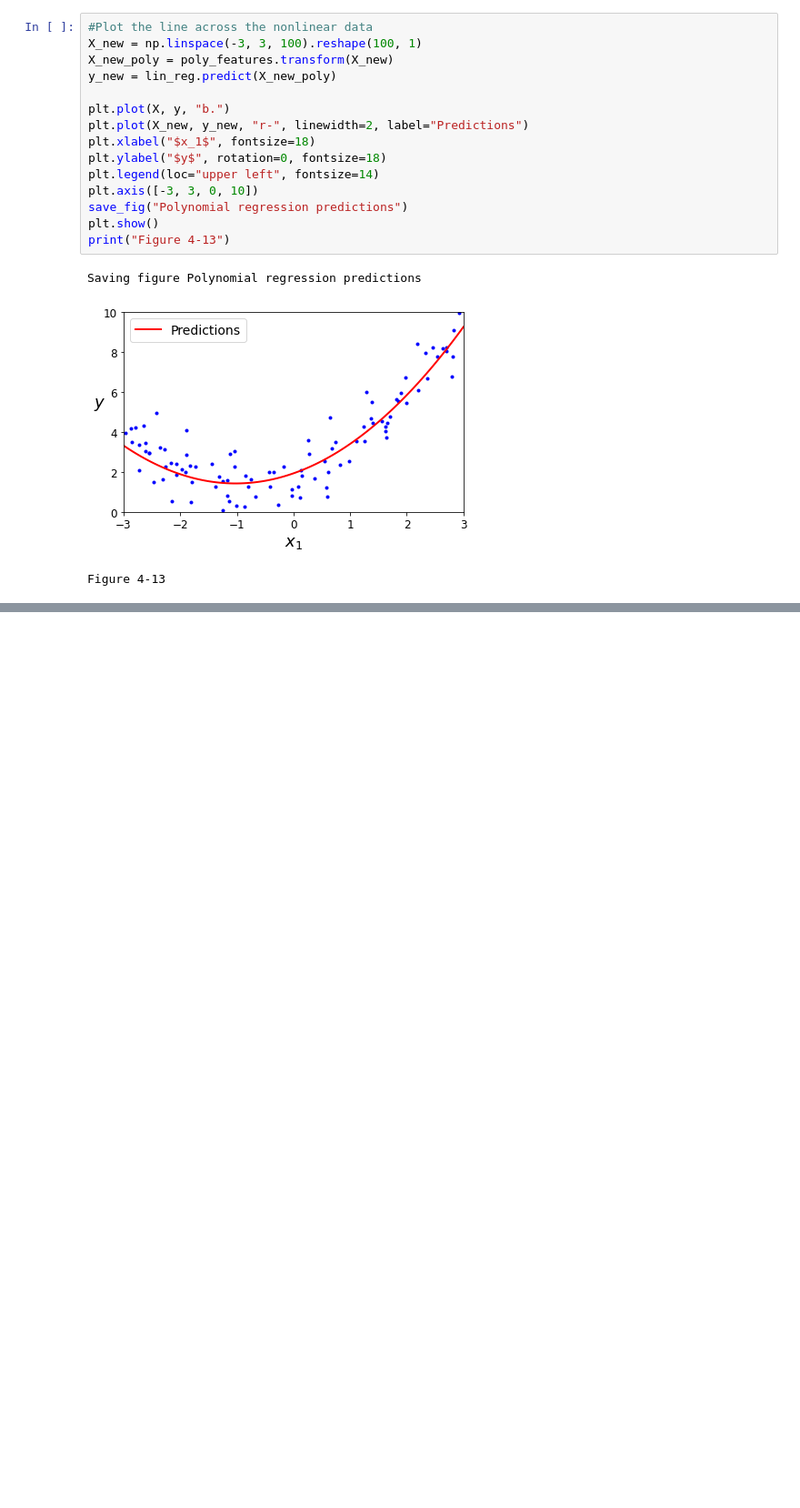
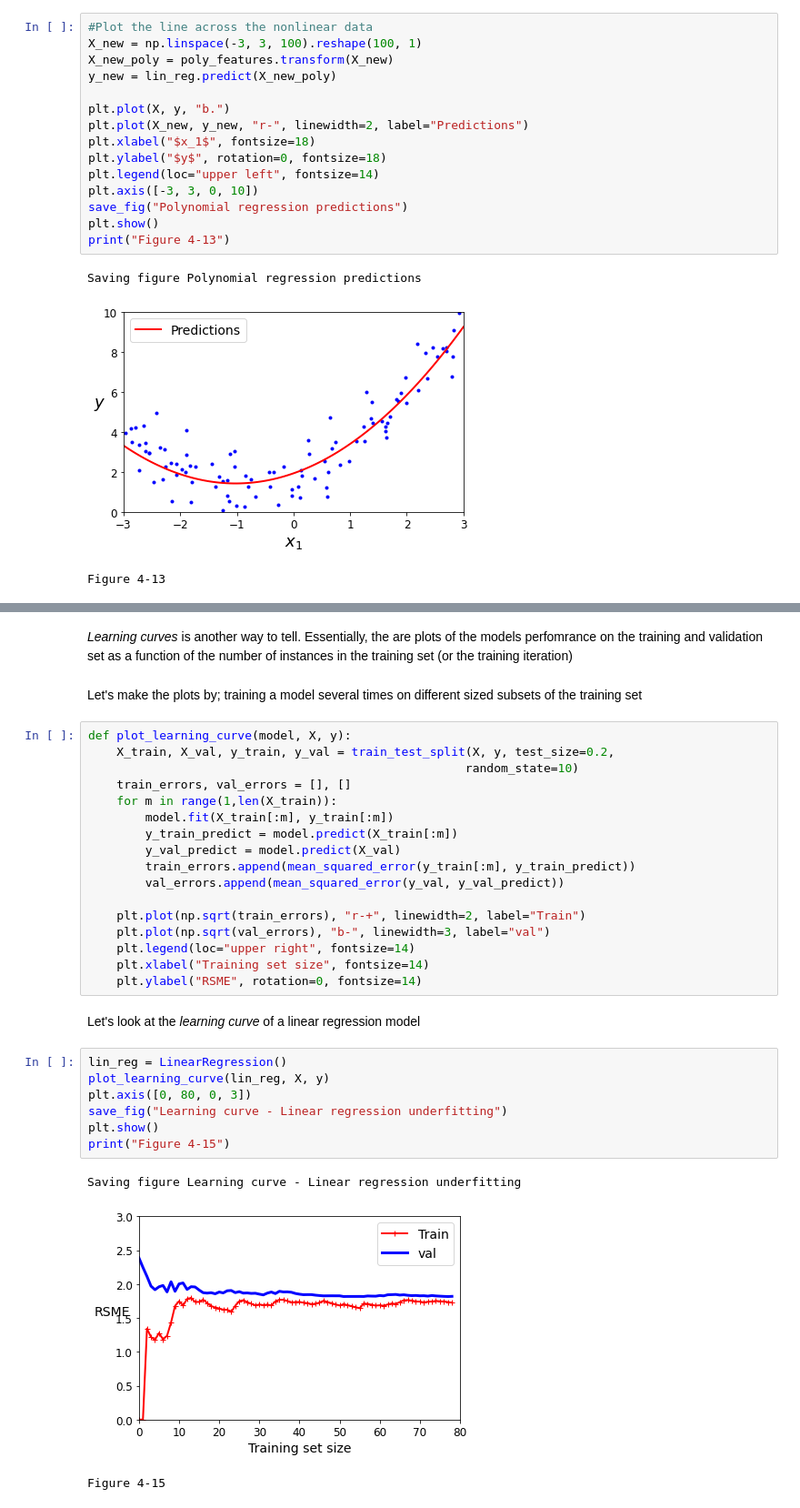
Before and after one commit to MarkJasonE/HandsOnML-TrainingLinearModels-Exercise, a Jupyter notebook: TrainingLinearModels.ipynb, the cells around one changed output, grey strips where cells are left out. Shown: that part at 91% size. Cells and saved outputs as stored; diff of their text form; blank space fills up the shorter version.

```diff
--- a/TrainingLinearModels.ipynb
+++ b/TrainingLinearModels.ipynb
@@ -488,0 +535,34 @@ Pay attention of the combination explosion o
+# %% [markdown]
+<em>Learning curves</em> is another way to tell. Essentially, the are plots of the models perfomrance on the training and validation set as a function of the number of instances in the training set (or the training iteration)
+# %% [markdown]
+Let's make the plots by; training a model several times on different sized subsets of the training set
+# %%
+def plot_learning_curve(model, X, y):
+    X_train, X_val, y_train, y_val = train_test_split(X, y, test_size=0.2,
+                                                     random_state=10)
+    train_errors, val_errors = [], []
+    for m in range(1,len(X_train)):
+        model.fit(X_train[:m], y_train[:m])
+        y_train_predict = model.predict(X_train[:m])
+        y_val_predict = model.predict(X_val)
+        train_errors.append(mean_squared_error(y_train[:m], y_train_predict))
+        val_errors.append(mean_squared_error(y_val, y_val_predict))
+
+    plt.plot(np.sqrt(train_errors), "r-+", linewidth=2, label="Train")
+    plt.plot(np.sqrt(val_errors), "b-", linewidth=3, label="val")
+    plt.legend(loc="upper right", fontsize=14)
+    plt.xlabel("Training set size", fontsize=14)
+    plt.ylabel("RSME", rotation=0, fontsize=14)
+# %% [markdown]
+Let's look at the <em>learning curve</em> of a linear regression model
+# %%
+lin_reg = LinearRegression()
+plot_learning_curve(lin_reg, X, y)
+plt.axis([0, 80, 0, 3])
+save_fig("Learning curve - Linear regression underfitting")
+plt.show()
+print("Figure 4-15")
+# %% [output]
+Saving figure Learning curve - Linear regression underfitting
+[figure, added]
+Figure 4-15
```
Also changed, not shown: parts of 16 cells of this notebook, 4 other files.
